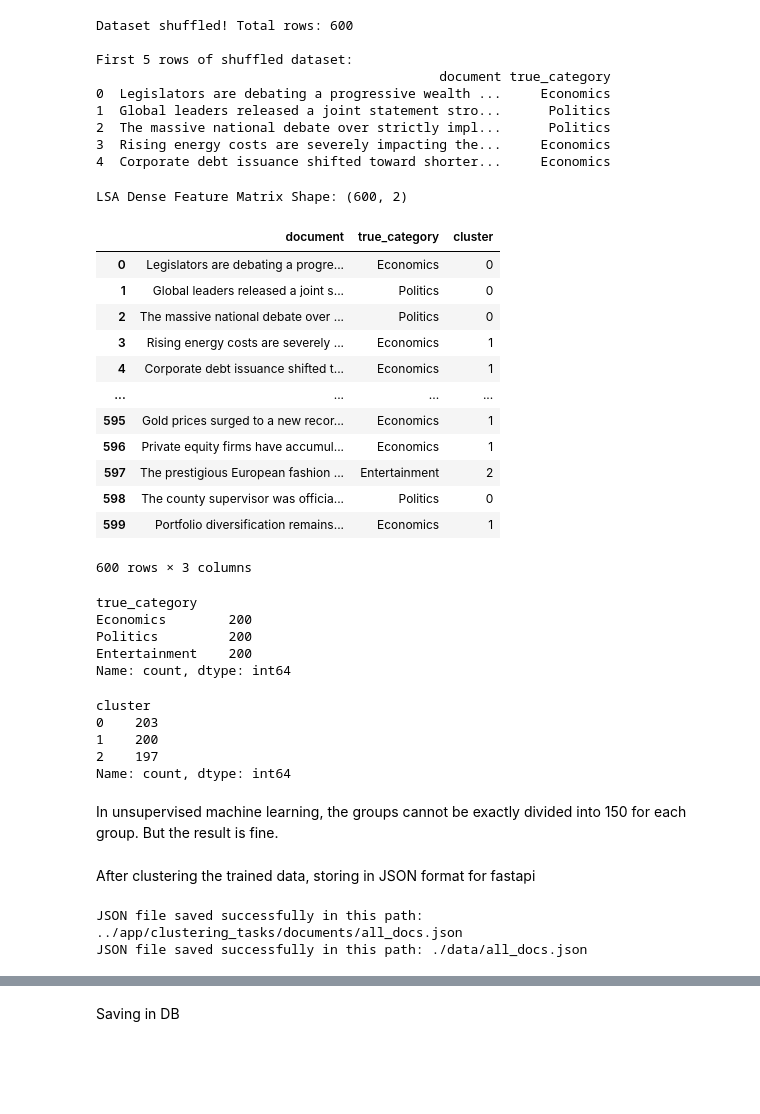
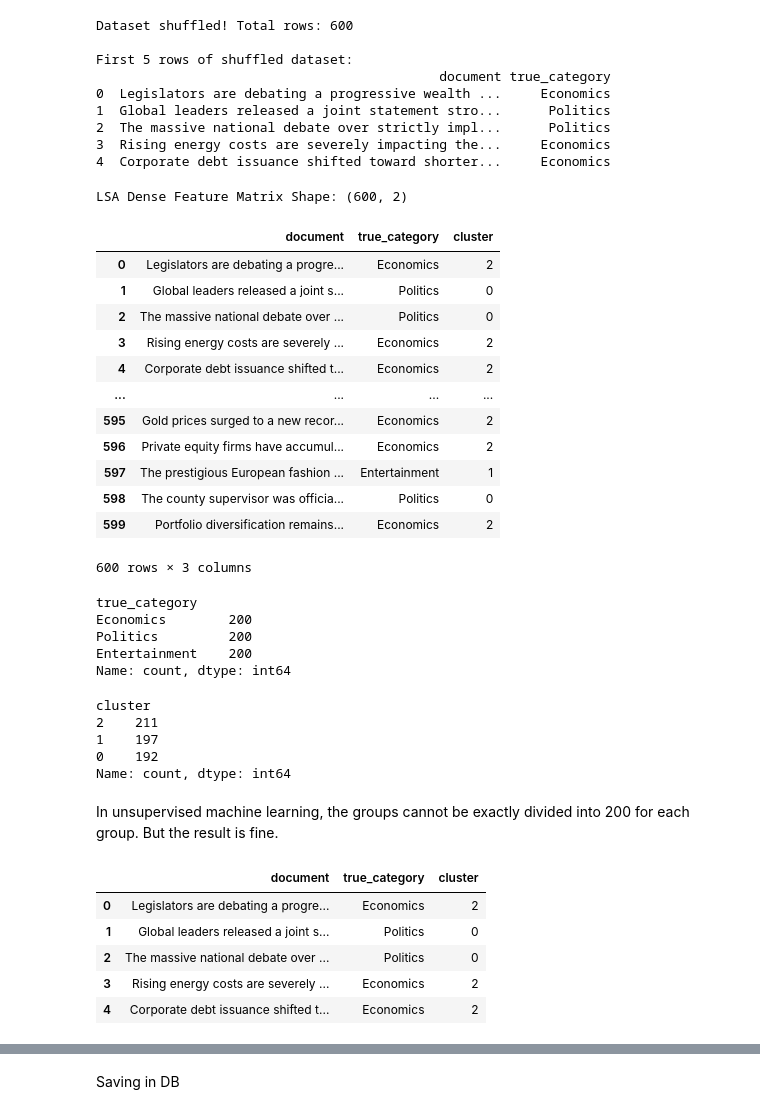
Before and after one commit to sanjiv576/Server-Vertical-Search-Engine, a Jupyter notebook: testing/clustering_test.ipynb, the cells around one changed output, grey strips where cells are left out. Cells and saved outputs as stored; diff of their text form; code cells hidden in the pictures; blank space fills up the shorter version.

```diff
--- a/testing/clustering_test.ipynb
+++ b/testing/clustering_test.ipynb
@@ -1385,56 +818,51 @@ from sklearn.preprocessing import Normalizer
 from sklearn.pipeline import make_pipeline
 from sklearn.cluster import KMeans
 
-# defining custom stop-words to eliminate shared sentence structures
-custom_stop_words = list(ENGLISH_STOP_WORDS) + [
-    'massive', 'heavily', 'strictly', 'actively', 'completely', 'severely',
-    'incredible', 'incredibly', 'official', 'officially', 'major', 'new', 'recent'
-]
 
 # vectorizing text using sublinear tf scaling and bounded vocabulary
 vectorizer = TfidfVectorizer(
-    stop_words=custom_stop_words,
+    stop_words=list(ENGLISH_STOP_WORDS),
     sublinear_tf=True,
     max_df=0.5,
     min_df=2,
     max_features=1500
 )
 X_tfidf = vectorizer.fit_transform(df['document'])
 
 # converting true_category to numeric labels for supervised dimensionality reduction (LDA)
 category_mapping = {'Economics': 0, 'Entertainment': 1, 'Politics': 2}
 y_labels = df['true_category'].map(category_mapping)
 
 # reducing dimensions to 2 dense components using svd + lda to minimize cluster overlap
 svd = TruncatedSVD(n_components=100, random_state=RANDOM_STATE)
 lda = LinearDiscriminantAnalysis(n_components=2)
 normalizer = Normalizer(copy=False)
 lsa_pipeline = make_pipeline(svd, lda, normalizer)
 X_lsa = lsa_pipeline.fit_transform(X_tfidf, y_labels)
 
 print("LSA Dense Feature Matrix Shape:", X_lsa.shape)
 
 # clustering dense lsa features with k-means
 K = 3
 kmeans = KMeans(n_clusters=K, random_state=RANDOM_STATE, n_init=30, init='k-means++')
 df['cluster'] = kmeans.fit_predict(X_lsa)
 
 
 df
 # %% [output]
 LSA Dense Feature Matrix Shape: (600, 2)
 |  | document | true_category | cluster |
-| 0 | Legislators are debating a progre... | Economics | 0 |
+| 0 | Legislators are debating a progre... | Economics | 2 |
 | 1 | Global leaders released a joint s... | Politics | 0 |
 | 2 | The massive national debate over ... | Politics | 0 |
-| 3 | Rising energy costs are severely ... | Economics | 1 |
-| 4 | Corporate debt issuance shifted t... | Economics | 1 |
+| 3 | Rising energy costs are severely ... | Economics | 2 |
+| 4 | Corporate debt issuance shifted t... | Economics | 2 |
 | ... | ... | ... | ... |
-| 595 | Gold prices surged to a new recor... | Economics | 1 |
-| 596 | Private equity firms have accumul... | Economics | 1 |
-| 597 | The prestigious European fashion ... | Entertainment | 2 |
+| 595 | Gold prices surged to a new recor... | Economics | 2 |
+| 596 | Private equity firms have accumul... | Economics | 2 |
+| 597 | The prestigious European fashion ... | Entertainment | 1 |
 | 598 | The county supervisor was officia... | Politics | 0 |
-| 599 | Portfolio diversification remains... | Economics | 1 |
+| 599 | Portfolio diversification remains... | Economics | 2 |
 600 rows × 3 columns
 # %%
 # checking true category
@@ -1456,11 +884,9 @@ Name: count, dtype: int64
 df['cluster'].value_counts()
 # %% [output]
 cluster
-0    203
-1    200
-2    197
+2    211
+1    197
+0    192
 Name: count, dtype: int64
 # %% [markdown]
-In unsupervised machine learning, the groups cannot be exactly divided into 150 for each group. But the result is fine.
+In unsupervised machine learning, the groups cannot be exactly divided into 200 for each group. But the result is fine.
-# %% [markdown]
-After clustering the trained data, storing in JSON format for fastapi
@@ -1480,15 +893,12 @@ def save_docs(file_path, dict_clustered_docs):
-# %%
-
-# converting the dataframe to a list of dictionaries
-dict_clustered_docs = df.to_dict(orient="records")
-first_file_path_and_name = "../app/clustering_tasks/documents/all_docs.json"
-second_file_path_and_name = "./data/all_docs.json"
-
-for file_path in [first_file_path_and_name, second_file_path_and_name]:
-    save_docs(file_path, dict_clustered_docs)
-# %% [output]
-JSON file saved successfully in this path: ../app/clustering_tasks/documents/all_docs.json
-JSON file saved successfully in this path: ./data/all_docs.json
+# %%
+df.head()
+# %% [output]
+|  | document | true_category | cluster |
+| 0 | Legislators are debating a progre... | Economics | 2 |
+| 1 | Global leaders released a joint s... | Politics | 0 |
+| 2 | The massive national debate over ... | Politics | 0 |
+| 3 | Rising energy costs are severely ... | Economics | 2 |
+| 4 | Corporate debt issuance shifted t... | Economics | 2 |
 # %%
 # visualization
 
```
Also changed, not shown: parts of 15 cells of this notebook.
